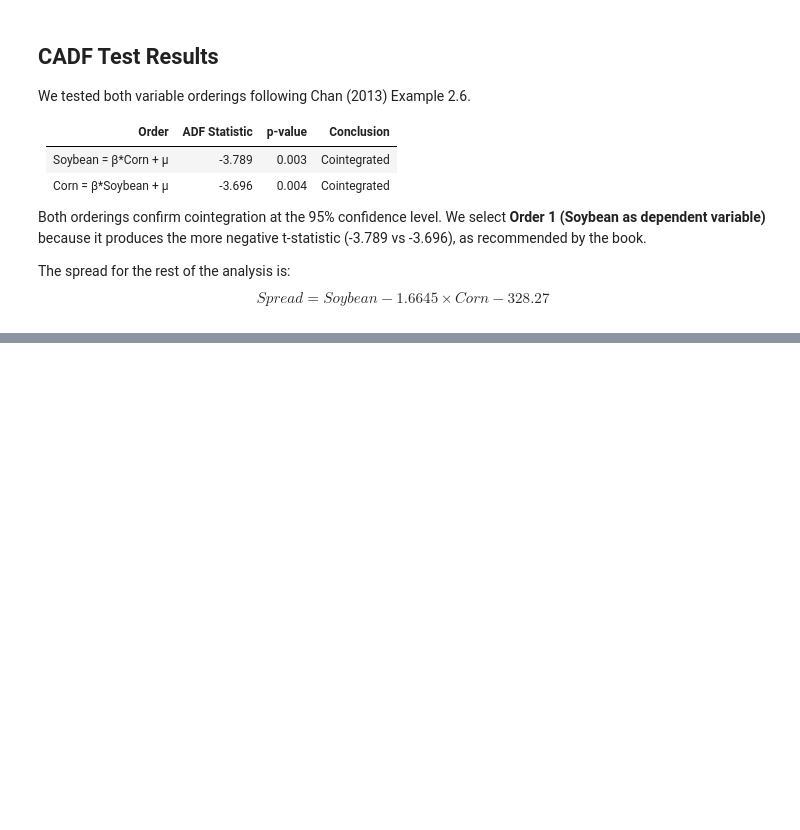
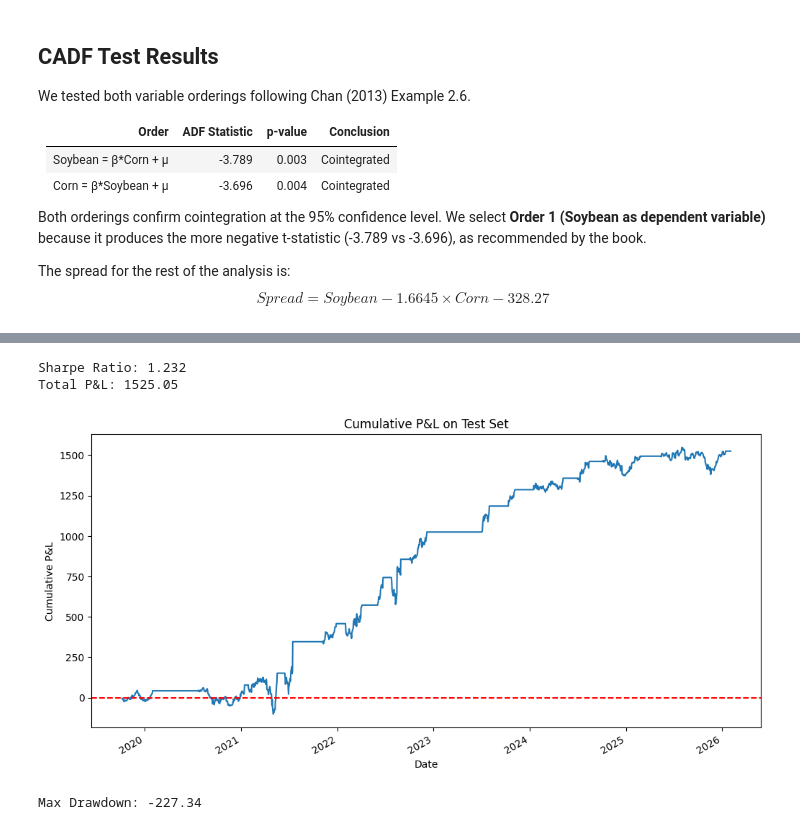
Before and after one commit to wiktorgrocholewski/Spring2026-TIC, a Jupyter notebook: 6_mean_reversion_strategy/strategy_Artem.ipynb, the cells around one changed output, grey strips where cells are left out. Drawn from its saved outputs; the diff is of its cells as text; code cells hidden in the pictures; blank space fills up the shorter version.

```diff
--- a/6_mean_reversion_strategy/strategy_Artem.ipynb
+++ b/6_mean_reversion_strategy/strategy_Artem.ipynb
@@ -150,0 +330,43 @@ $$Spread = Soybean - 1.6645 \times Corn - 328.27$$
+# %%
+positions_final=np.zeros(len(z_scores_test))
+position_final=0
+for i in range(len(z_scores_test)):
+  if np.isnan(z_scores_test.iloc[i]):
+    position_final = 0
+  elif z_scores_test.iloc[i] >= THRESHOLD:
+    position_final = -1
+  elif z_scores_test.iloc[i] <= -THRESHOLD:
+    position_final = 1
+  elif position_final == 1 and z_scores_test.iloc[i] >= 0:
+    position_final = 0
+  elif position_final == -1 and z_scores_test.iloc[i] <= 0:
+    position_final = 0
+  positions_final[i] = position_final
+
+spread_changes_final=spread_test.diff()
+pnl_final=positions_final*spread_changes_final
+
+sharpe_test = np.mean(pnl_final) / np.std(pnl_final) * np.sqrt(252)
+total_return = pnl_final.sum()
+
+print(f'Sharpe Ratio: {sharpe_test:.3f}')
+print(f'Total P&L: {total_return:.2f}')
+
+plt.figure(figsize=(12,6))
+pnl_final.cumsum().plot()
+plt.axhline(0, color='red', linestyle='--')
+plt.title('Cumulative P&L on Test Set')
+plt.xlabel('Date')
+plt.ylabel('Cumulative P&L')
+plt.show()
+
+cumulative = pnl_final.cumsum()
+rolling_max = cumulative.cummax()
+drawdown = cumulative - rolling_max
+max_drawdown = drawdown.min()
+print(f'Max Drawdown: {max_drawdown:.2f}')
+# %% [output]
+Sharpe Ratio: 1.232
+Total P&L: 1525.05
+[figure, added]
+Max Drawdown: -227.34
```
Also changed, not shown: parts of 8 cells of this notebook.
